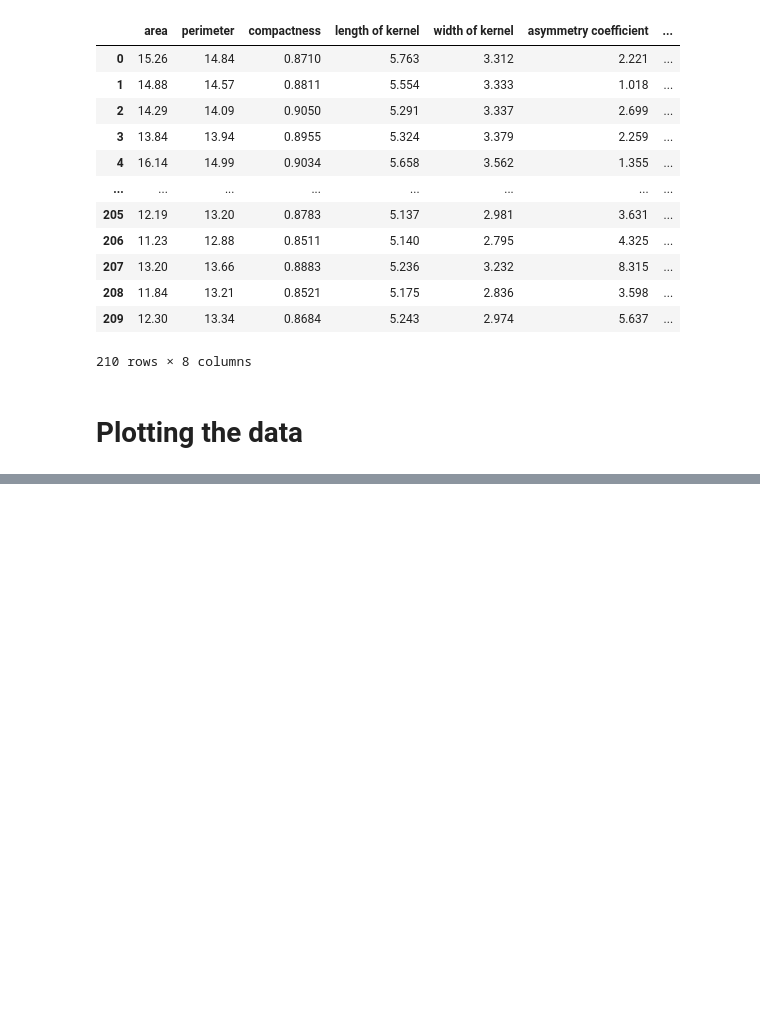
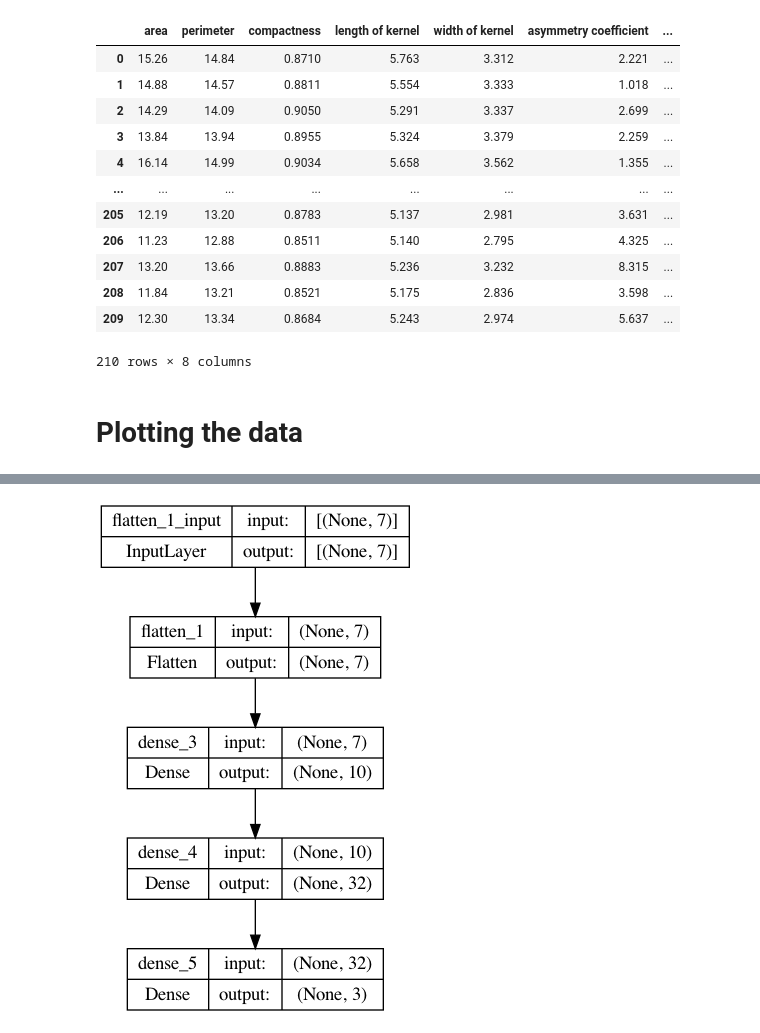
Before and after one commit to FarshidNooshi/TensorFlow-Notebooks, a Jupyter notebook: seeds dataset classifier with tensorflow/classifier.ipynb, the cells around one changed output, grey strips where cells are left out. Saved outputs shown, nothing was run; the diff lists cells and outputs as text; code cells hidden in the pictures; blank space fills up the shorter version.

```diff
--- a/seeds dataset classifier with tensorflow/classifier.ipynb
+++ b/seeds dataset classifier with tensorflow/classifier.ipynb
@@ -55,0 +57,15 @@ fig.tight_layout()
+# %%
+model = keras.Sequential([
+    keras.layers.Flatten(input_shape=(7,)),
+    keras.layers.Dense(10, activation='relu'),
+    keras.layers.Dense(32, activation='relu'),
+    keras.layers.Dense(3, activation='sigmoid')
+    ])
+# %%
+compile_model = model.compile(optimizer='adam',
+                              loss='mse',
+                              metrics=['accuracy'])
+# %%
+keras.utils.plot_model(model, show_shapes=True)
+# %% [output]
+[figure, added]
```
Also changed, not shown: parts of 4 cells of this notebook, 1 other file.
